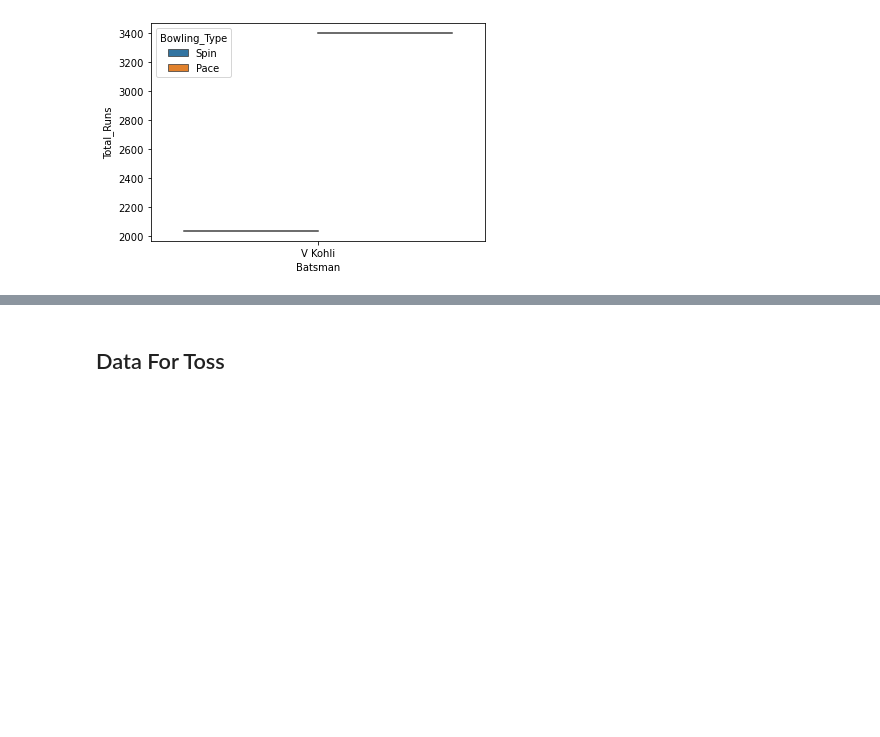
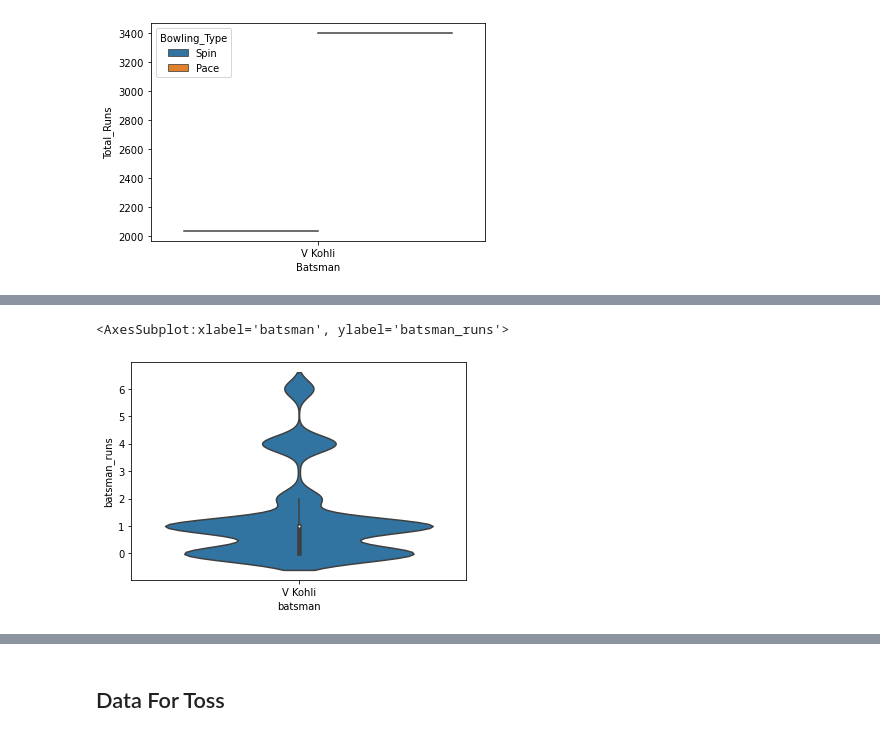
Before and after one commit to Utkarsh736/IPL_Data_Analysis, a Jupyter notebook: Template.ipynb, the cells around one changed output, grey strips where cells are left out. Drawn from its saved outputs; the diff is of its cells as text; code cells hidden in the pictures; blank space fills up the shorter version.

Commit message:
Batsman violinplot

```diff
--- a/Template.ipynb
+++ b/Template.ipynb
@@ -725,3 +725,5 @@ sns.violinplot(x='Batsman', y='Total_Runs', data=kohli_plot, hue='Bowling_Type',
 # %% [output]
 <AxesSubplot:xlabel='Batsman', ylabel='Total_Runs'>
 [figure]
+# %%
+violin_df = run_merge_df[['batsman', 'batsman_runs', 'Bowling_Type']]
@@ -727,0 +754,7 @@ sns.violinplot(x='Batsman', y='Total_Runs', data=kohli_plot, hue='Bowling_Type',
+# %%
+kohli_plot = violin_df.loc[(violin_df['batsman']=='V Kohli')]
+# %%
+sns.violinplot(x='batsman', y='batsman_runs', data=kohli_plot)
+# %% [output]
+<AxesSubplot:xlabel='batsman', ylabel='batsman_runs'>
+[figure, added]
```
Also changed, not shown: parts of 9 cells of this notebook.
